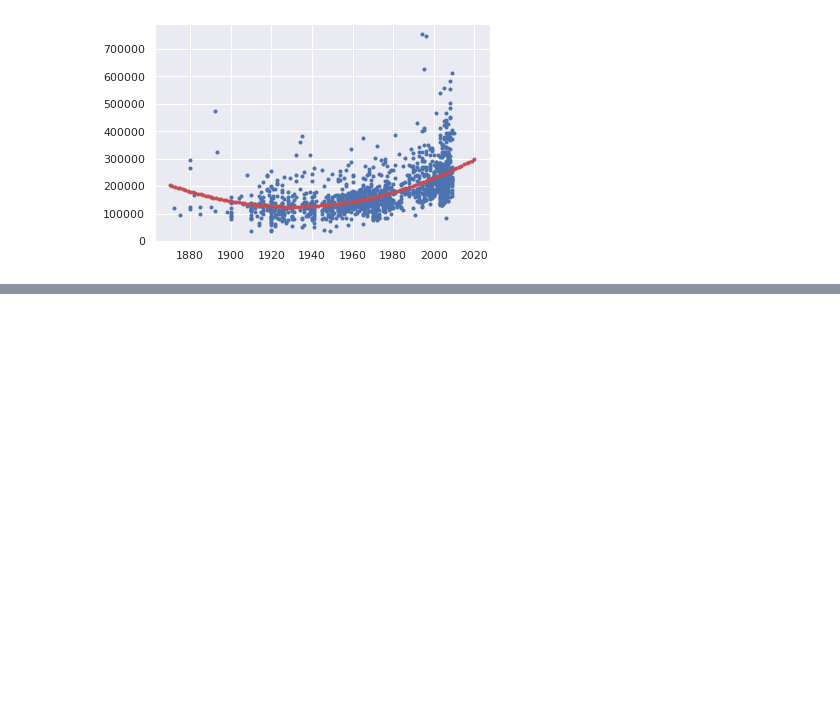
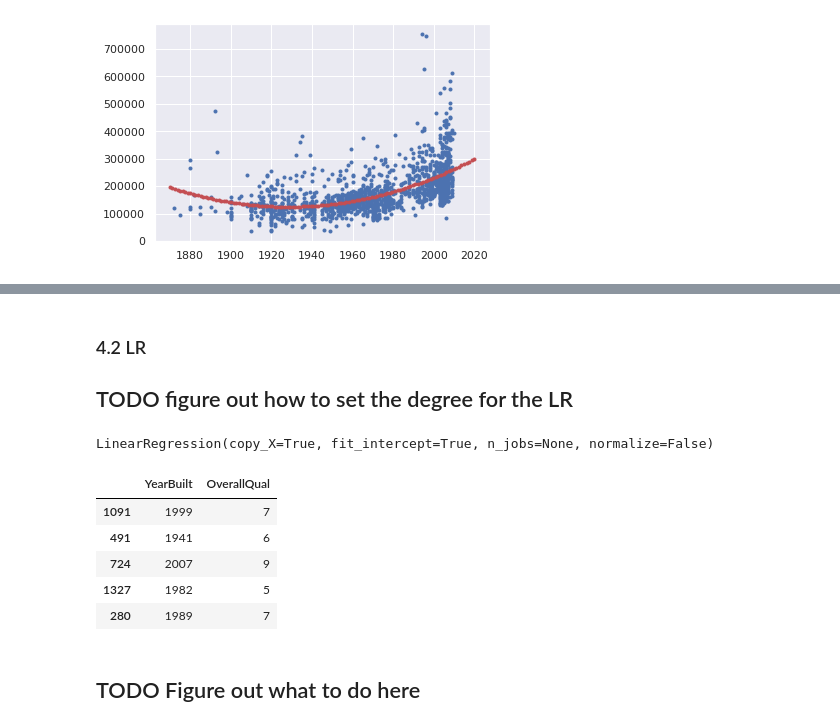
Before and after one commit to cyberatlas/DS301, a Jupyter notebook: Lab3/Lab3.ipynb, the cells around one changed output, grey strips where cells are left out. Drawn from its saved outputs; the diff is of its cells as text; code cells hidden in the pictures; blank space fills up the shorter version.

Commit message:
Made some progress on 4.2 Linear Regression

```diff
--- a/Lab3/Lab3.ipynb
+++ b/Lab3/Lab3.ipynb
@@ -314,0 +315,30 @@ sqrt(mean_squared_error(y_test, y_pred))
+# %% [markdown]
+### 4.2 LR
+## TODO figure out how to set the degree for the LR
+# %%
+# 4.2 Linear Regression
+# Sale price target year build and overall quality with degree 3
+
+# Pull the year built and overall quality columns
+X_LR = dt[['YearBuilt','OverallQual']]
+# Pull the Sale Price as the Y
+Y_LR = dt[['SalePrice']]
+# %%
+## Split the data for use in the model
+X_LRTrain, X_LRTest,Y_LRTrain, Y_LRTest = train_test_split(X_LR, Y_LR, test_size=0.2)
+# %%
+LR = LinearRegression()
+LR.fit(X_LRTrain, Y_LRTrain)
+# %% [output]
+LinearRegression(copy_X=True, fit_intercept=True, n_jobs=None, normalize=False)
+# %%
+X_LRTrain.head()
+# %% [output]
+|  | YearBuilt | OverallQual |
+| 1091 | 1999 | 7 |
+| 491 | 1941 | 6 |
+| 724 | 2007 | 9 |
+| 1327 | 1982 | 5 |
+| 280 | 1989 | 7 |
+# %% [markdown]
+## TODO Figure out what to do here
```
Also changed, not shown: parts of 10 cells of this notebook.
